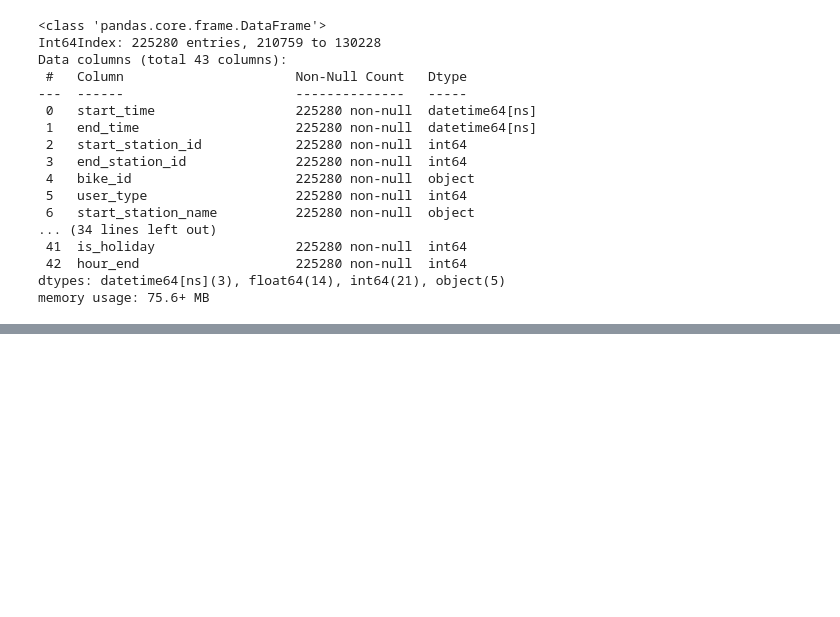
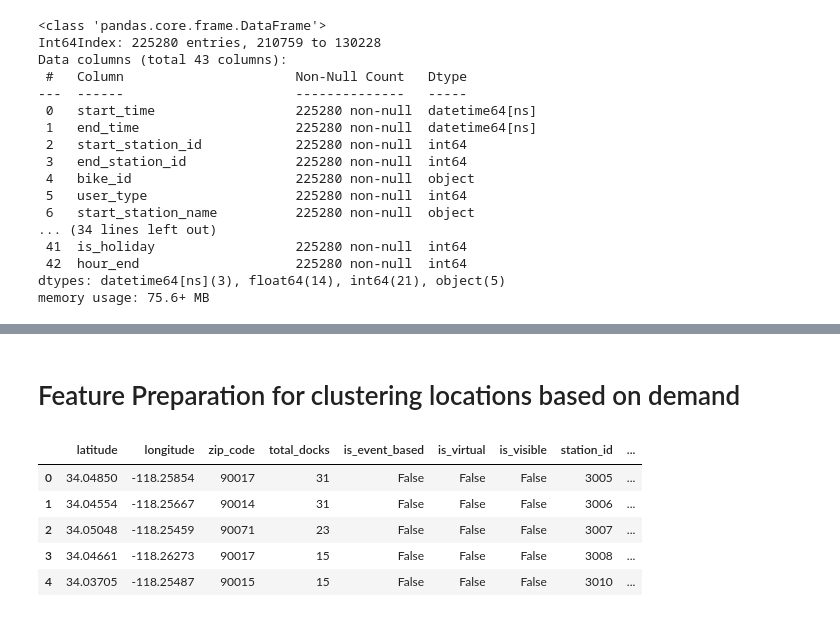
Before and after one commit to katekuian/aa_2021_magma, a Jupyter notebook: 03_cluster_analysis/00_feature_preparation.ipynb, the cells around one changed output, grey strips where cells are left out. Drawn from its saved outputs; the diff is of its cells as text; code cells hidden in the pictures; blank space fills up the shorter version.

```diff
--- a/03_cluster_analysis/00_feature_preparation.ipynb
+++ b/03_cluster_analysis/00_feature_preparation.ipynb
@@ -103,0 +126,13 @@ trips_df = trips_df.rename(columns={"hour": "hour_start", "max_temp": "temp"})
+# %% [markdown]
+# Feature Preparation for clustering locations based on demand
+# %%
+stations_df = pd.read_pickle('../00_data/stations.pkl')
+#stations_df["close_time_hour"]
+stations_df.head()
+# %% [output]
+|  | latitude | longitude | zip_code | total_docks | is_event_based | is_virtual | is_visible | station_id | ... |
+| 0 | 34.04850 | -118.25854 | 90017 | 31 | False | False | False | 3005 | ... |
+| 1 | 34.04554 | -118.25667 | 90014 | 31 | False | False | False | 3006 | ... |
+| 2 | 34.05048 | -118.25459 | 90071 | 23 | False | False | False | 3007 | ... |
+| 3 | 34.04661 | -118.26273 | 90017 | 15 | False | False | False | 3008 | ... |
+| 4 | 34.03705 | -118.25487 | 90015 | 15 | False | False | False | 3010 | ... |
```
Also changed, not shown: parts of 9 cells of this notebook, 1 other file.
